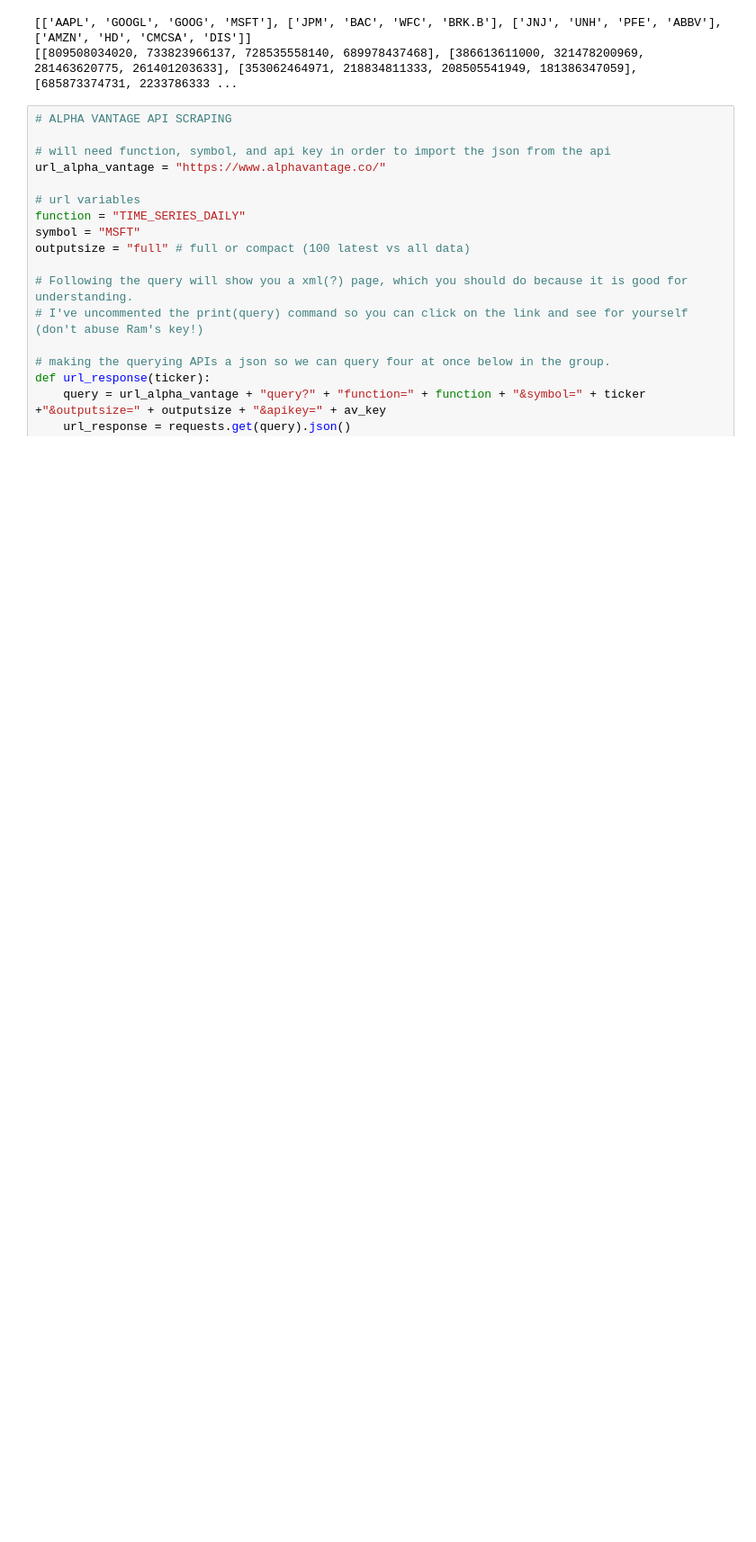
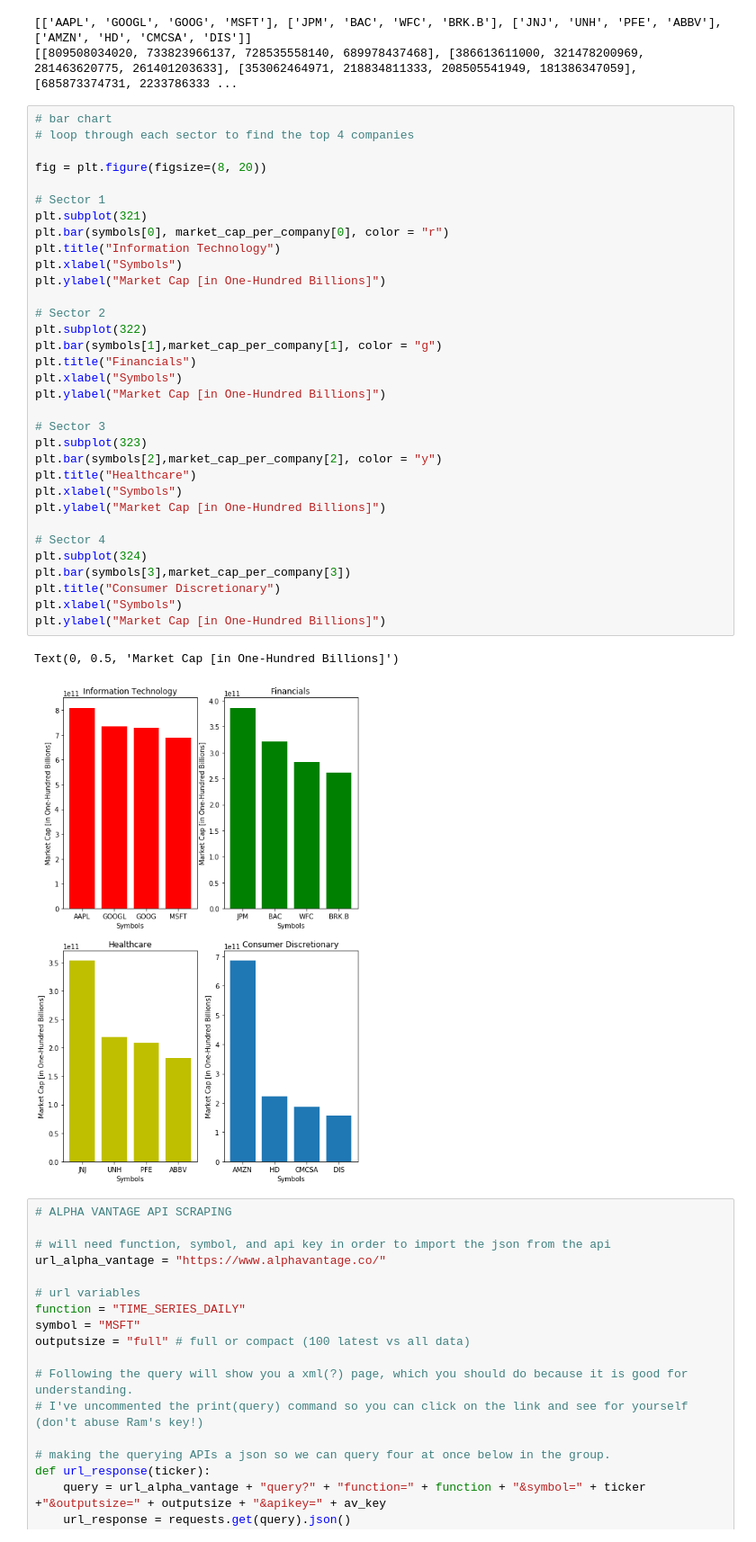
Before and after one commit to wissemeddine/data_wizards, a Jupyter notebook: Historical S and P 500 Stock Analysis.ipynb, the cells around one changed output. Shown at 90% size. Saved outputs shown, nothing was run; the diff lists cells and outputs as text; blank space fills up the shorter version.

Commit message:
RS: Reupload Bar plot

```diff
--- a/Historical S and P 500 Stock Analysis.ipynb
+++ b/Historical S and P 500 Stock Analysis.ipynb
@@ -101,6 +101,42 @@ j=0
 # %% [output]
 [['AAPL', 'GOOGL', 'GOOG', 'MSFT'], ['JPM', 'BAC', 'WFC', 'BRK.B'], ['JNJ', 'UNH', 'PFE', 'ABBV'], ['AMZN', 'HD', 'CMCSA', 'DIS']]
 [[809508034020, 733823966137, 728535558140, 689978437468], [386613611000, 321478200969, 281463620775, 261401203633], [353062464971, 218834811333, 208505541949, 181386347059], [685873374731, 2233786333 ...
+# %%
+# bar chart
+# loop through each sector to find the top 4 companies
+
+fig = plt.figure(figsize=(8, 20))
+
+# Sector 1
+plt.subplot(321)
+plt.bar(symbols[0], market_cap_per_company[0], color = "r")
+plt.title("Information Technology")
+plt.xlabel("Symbols")
+plt.ylabel("Market Cap [in One-Hundred Billions]")
+
+# Sector 2
+plt.subplot(322)
+plt.bar(symbols[1],market_cap_per_company[1], color = "g")
+plt.title("Financials")
+plt.xlabel("Symbols")
+plt.ylabel("Market Cap [in One-Hundred Billions]")
+
+# Sector 3
+plt.subplot(323)
+plt.bar(symbols[2],market_cap_per_company[2], color = "y")
+plt.title("Healthcare")
+plt.xlabel("Symbols")
+plt.ylabel("Market Cap [in One-Hundred Billions]")
+
+# Sector 4
+plt.subplot(324)
+plt.bar(symbols[3],market_cap_per_company[3])
+plt.title("Consumer Discretionary")
+plt.xlabel("Symbols")
+plt.ylabel("Market Cap [in One-Hundred Billions]")
+# %% [output]
+Text(0, 0.5, 'Market Cap [in One-Hundred Billions]')
+[figure, added]
 # %%
 # ALPHA VANTAGE API SCRAPING
 
```
